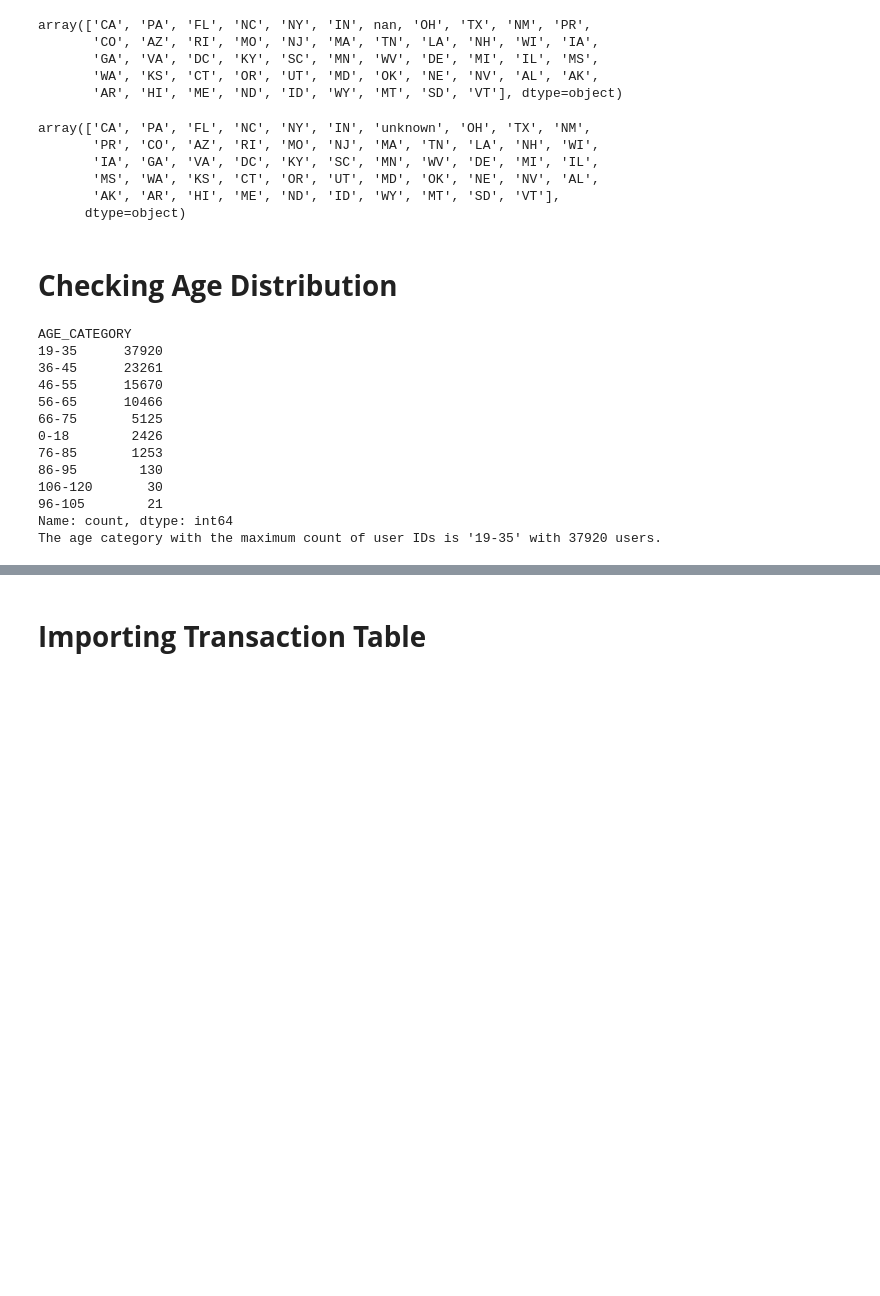
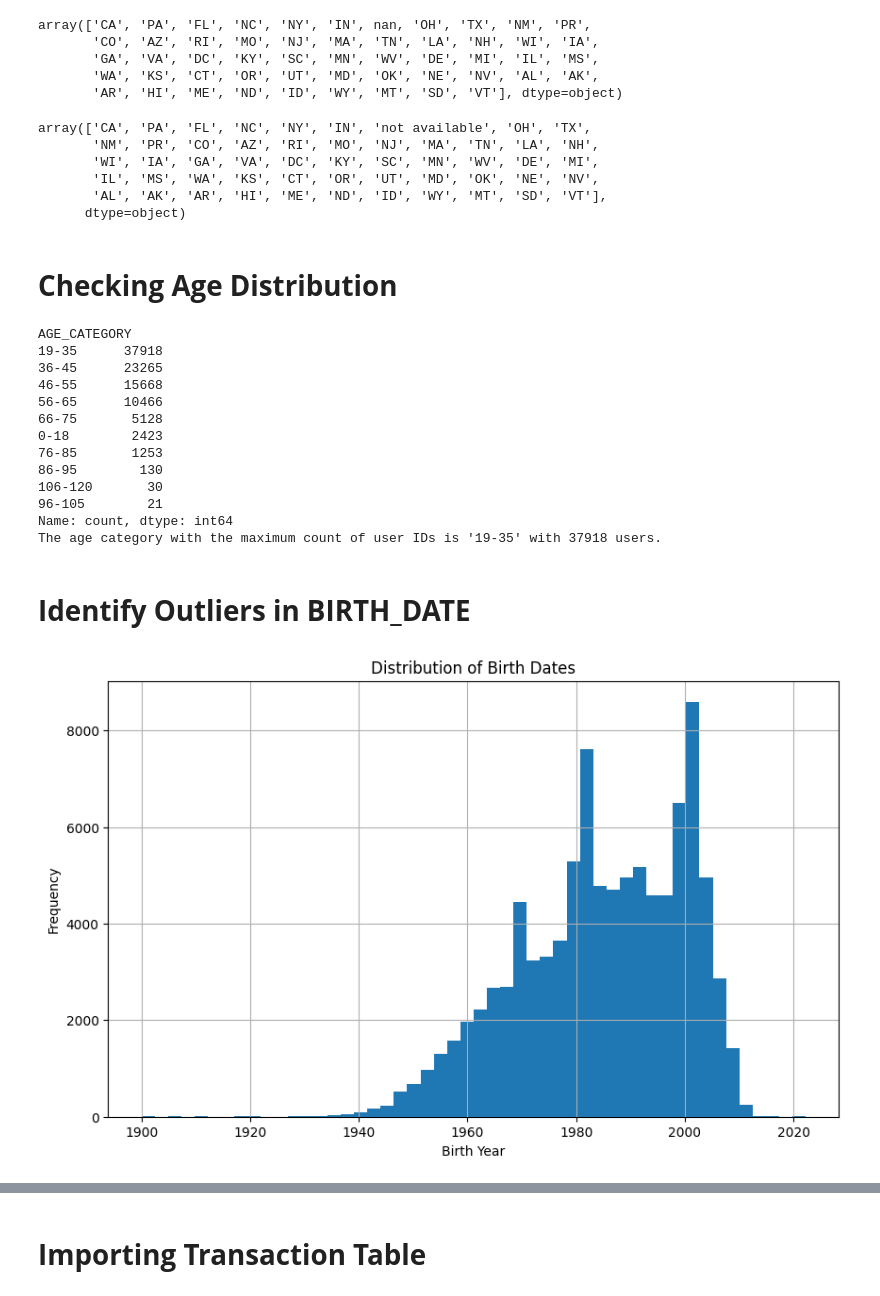
Before and after one commit to DeepshikhaUTD/Fetch_Rewards, a Jupyter notebook: Fetch_TakeHome_Test.ipynb, the cells around one changed output, grey strips where cells are left out. Drawn from its saved outputs; the diff is of its cells as text; code cells hidden in the pictures; blank space fills up the shorter version.

```diff
--- a/Fetch_TakeHome_Test.ipynb
+++ b/Fetch_TakeHome_Test.ipynb
@@ -266,16 +268,16 @@ array(['CA', 'PA', 'FL', 'NC', 'NY', 'IN', nan, 'OH', 'TX', 'NM', 'PR',
        'AR', 'HI', 'ME', 'ND', 'ID', 'WY', 'MT', 'SD', 'VT'], dtype=object)
 # %%
 # Replace NaN values with 'unknown'
-df_user['STATE'] = df_user['STATE'].fillna('unknown')
+df_user['STATE'] = df_user['STATE'].fillna('not available')
 
 # Display the updated DataFrame
 df_user['STATE'].unique()
 # %% [output]
-array(['CA', 'PA', 'FL', 'NC', 'NY', 'IN', 'unknown', 'OH', 'TX', 'NM',
-       'PR', 'CO', 'AZ', 'RI', 'MO', 'NJ', 'MA', 'TN', 'LA', 'NH', 'WI',
-       'IA', 'GA', 'VA', 'DC', 'KY', 'SC', 'MN', 'WV', 'DE', 'MI', 'IL',
-       'MS', 'WA', 'KS', 'CT', 'OR', 'UT', 'MD', 'OK', 'NE', 'NV', 'AL',
-       'AK', 'AR', 'HI', 'ME', 'ND', 'ID', 'WY', 'MT', 'SD', 'VT'],
+array(['CA', 'PA', 'FL', 'NC', 'NY', 'IN', 'not available', 'OH', 'TX',
+       'NM', 'PR', 'CO', 'AZ', 'RI', 'MO', 'NJ', 'MA', 'TN', 'LA', 'NH',
+       'WI', 'IA', 'GA', 'VA', 'DC', 'KY', 'SC', 'MN', 'WV', 'DE', 'MI',
+       'IL', 'MS', 'WA', 'KS', 'CT', 'OR', 'UT', 'MD', 'OK', 'NE', 'NV',
+       'AL', 'AK', 'AR', 'HI', 'ME', 'ND', 'ID', 'WY', 'MT', 'SD', 'VT'],
       dtype=object)
 # %% [markdown]
 # **Checking Age Distribution**
@@ -299,15 +301,28 @@ max_count = age_distribution.max()
 print(f"The age category with the maximum count of user IDs is '{max_age_category}' with {max_count} users.")
 # %% [output]
 AGE_CATEGORY
-19-35      37920
-36-45      23261
-46-55      15670
+19-35      37918
+36-45      23265
+46-55      15668
 56-65      10466
-66-75       5125
-0-18        2426
+66-75       5128
+0-18        2423
 76-85       1253
 86-95        130
 106-120       30
 96-105        21
 Name: count, dtype: int64
-The age category with the maximum count of user IDs is '19-35' with 37920 users.
+The age category with the maximum count of user IDs is '19-35' with 37918 users.
+# %% [markdown]
+# **Identify Outliers in BIRTH_DATE**
+# %%
+import matplotlib.pyplot as plt
+
+plt.figure(figsize=(10, 6))
+df_user['BIRTH_DATE'].hist(bins=50)
+plt.title('Distribution of Birth Dates')
+plt.xlabel('Birth Year')
+plt.ylabel('Frequency')
+plt.show()
+# %% [output]
+[figure, added]
```
Also changed, not shown: parts of 27 cells of this notebook.
